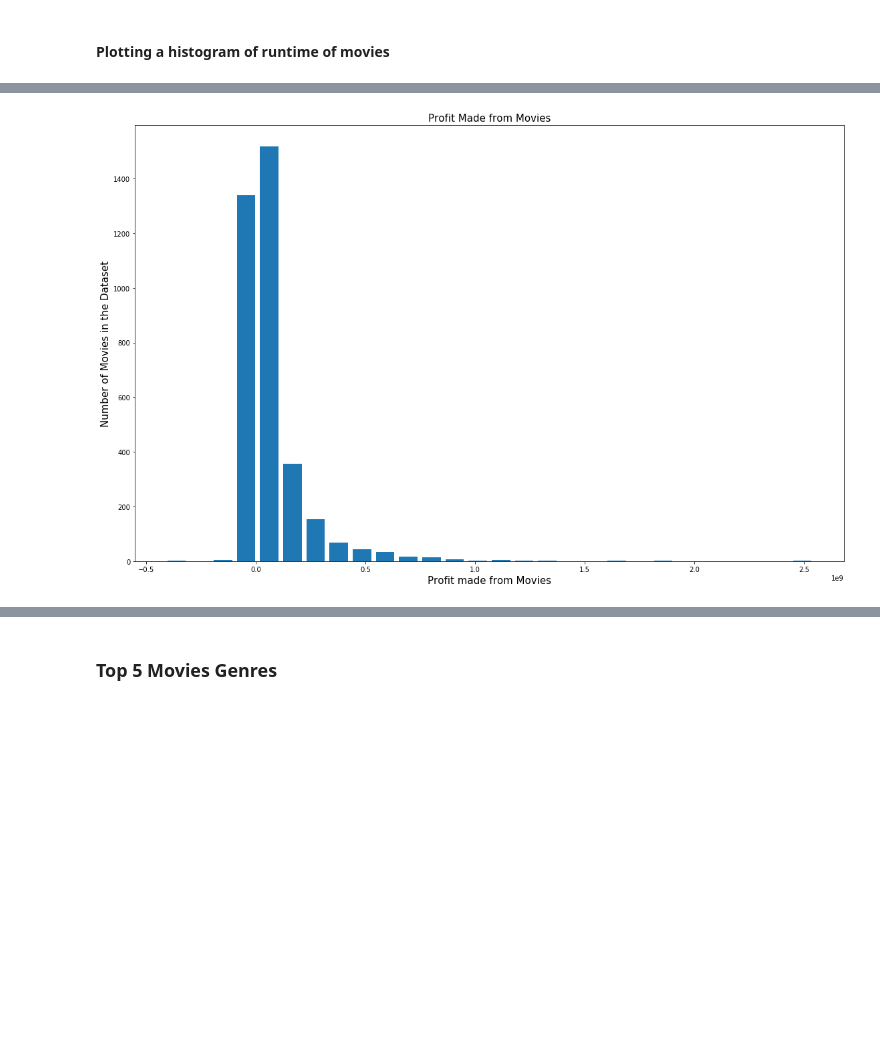
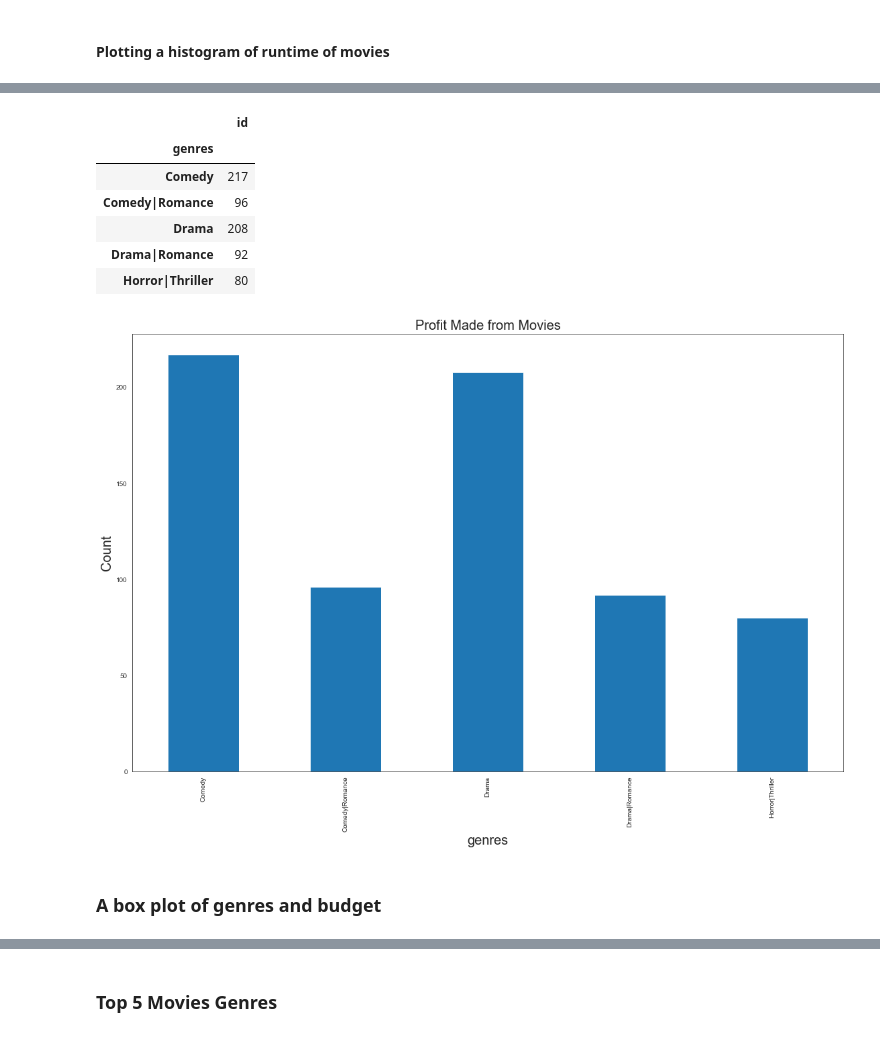
Before and after one commit to komputarist/datascience_nd, a Jupyter notebook: project 2/investigate-a-dataset-template.ipynb, the cells around one changed output, grey strips where cells are left out. Saved outputs shown, nothing was run; the diff lists cells and outputs as text; code cells hidden in the pictures; blank space fills up the shorter version.

Commit message:
Adjusted charts to include detailed statistics

```diff
--- a/project 2/investigate-a-dataset-template.ipynb
+++ b/project 2/investigate-a-dataset-template.ipynb
@@ -27,6 +27,7 @@ import pandas as pd
 import numpy as np
 import matplotlib.pyplot as plt
 import seaborn as sns
+sns.set_style("white")
 import operator
 
 # Remember to include a 'magic word' so that your visualizations are plotted
@@ -69,7 +70,7 @@ memory usage: 1.7+ MB
 #   cleaned, perform those cleaning steps in the second part of this section.
 #During this phase, we shall be performing the following steps.
 
-df = df.drop([ 'id', 'imdb_id', 'popularity', 'budget_adj', 'revenue_adj', 'homepage', 'keywords', 'overview', 'production_companies', 'vote_count', 'vote_average'],1)
+df = df.drop(['imdb_id', 'popularity', 'budget_adj', 'revenue_adj', 'homepage', 'keywords', 'overview', 'production_companies', 'vote_count', 'vote_average'],1)
 # %%
 df.head(2)
 # %% [output]
@@ -188,3 +193,9 @@ range_calculator('runtime')
 | release_year | 2010 | 1983 |
 # %% [markdown]
 #### Plotting a histogram of runtime of movies
+# %%
+df_1 = df.groupby(['genres'])[['id']].count().sort_values(by=['id'], ascending=False)[0:5]
+df_new = df[df['genres'].isin(df_1.index.values.tolist())]
+df_new1 = df_new[df_new['budget']>0]
+df_new1.boxplot(column=['budget'], by =['genres'], rot=90).set_yscale('log')
+pd.DataFrame(df_new1.groupby(['genres'])['budget'].describe().loc[:, ['count','mean','max']])
@@ -191,10 +211,20 @@ range_calculator('runtime')
 # %%
 #giving the figure size(width, height)
 plt.figure(figsize=(19,12))
-plt.xlabel('Profit made from Movies', fontsize = 15)
-plt.ylabel('Number of Movies in the Dataset', fontsize=15)
-plt.title('Profit Made from Movies', fontsize=15)
-plt.hist(df['profit'], rwidth = 0.8, bins =28)
-plt.show()
+plt.xlabel('Profit made from Movies', fontsize = 20)
+plt.title('Profit Made from Movies', fontsize=20)
+plt.ylabel('Count', fontsize=20)
+# plt.show()
+df_new1.groupby(['genres'])['id'].count().plot(kind='bar', by=['genres'])
+df_new1.groupby(['genres'])[['id']].count()
 # %% [output]
+|  | id |
+| genres |  |
+| Comedy | 217 |
+| Comedy|Romance | 96 |
+| Drama | 208 |
+| Drama|Romance | 92 |
+| Horror|Thriller | 80 |
-[figure, old version]
+[figure, new version]
+# %% [markdown]
+### A box plot of genres and budget
```
Also changed, not shown: parts of 11 cells of this notebook, 1 other file.
